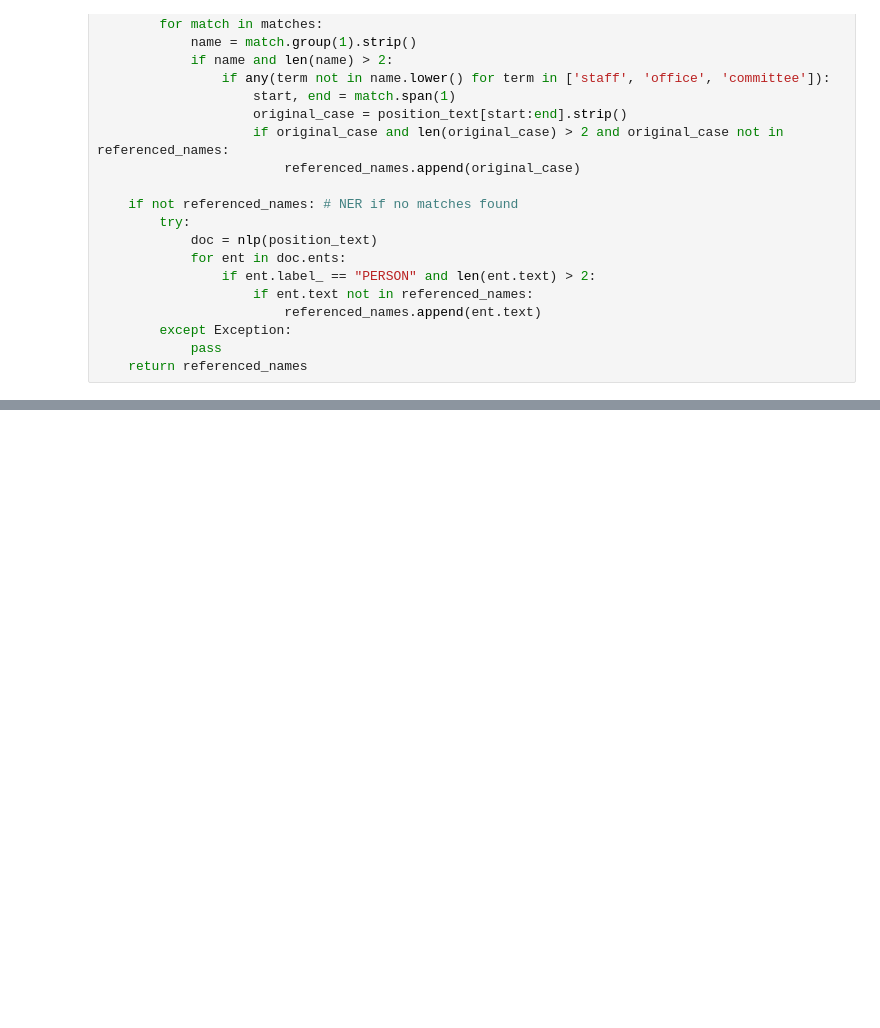
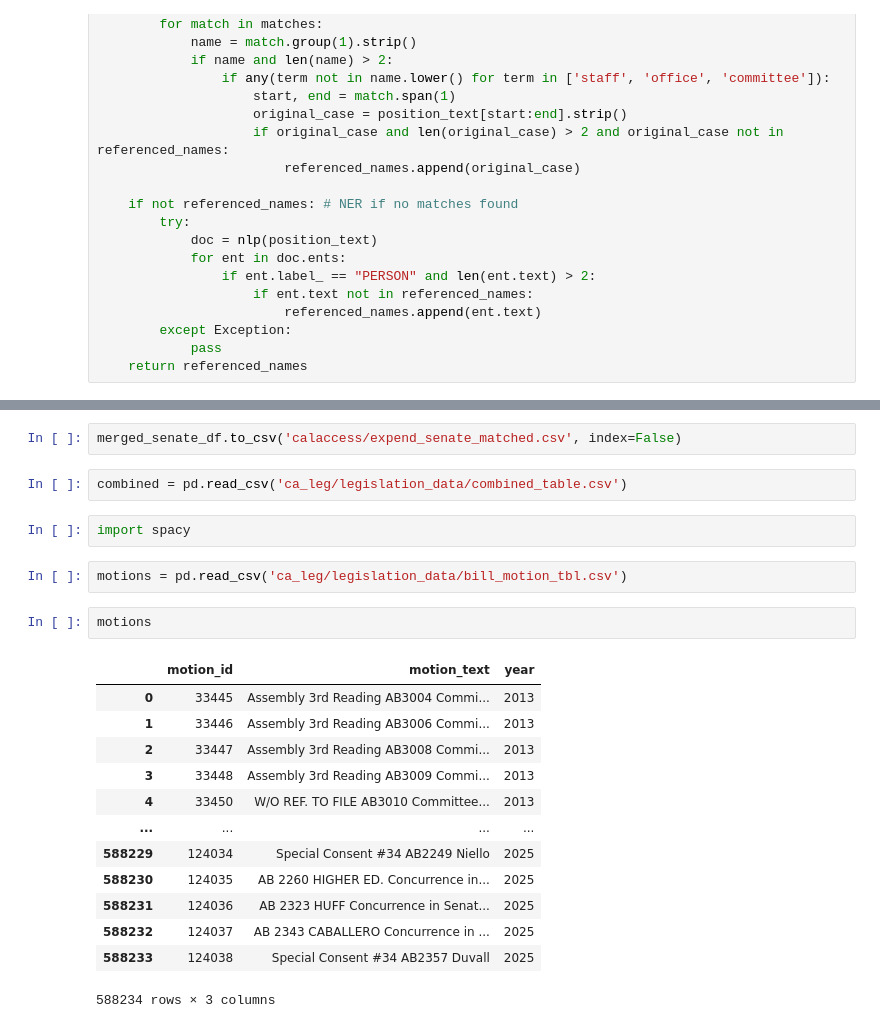
Before and after one commit to emeliasprott/Capstone, a Jupyter notebook: combining.ipynb, the cells around one changed output, grey strips where cells are left out. Drawn from its saved outputs; the diff is of its cells as text; blank space fills up the shorter version.

```diff
--- a/combining.ipynb
+++ b/combining.ipynb
@@ -397,0 +507,24 @@ result_df
+# %%
+merged_senate_df.to_csv('calaccess/expend_senate_matched.csv', index=False)
+# %%
+combined = pd.read_csv('ca_leg/legislation_data/combined_table.csv')
+# %%
+import spacy
+# %%
+motions = pd.read_csv('ca_leg/legislation_data/bill_motion_tbl.csv')
+# %%
+motions
+# %% [output]
+|  | motion_id | motion_text | year |
+| 0 | 33445 | Assembly 3rd Reading AB3004 Commi... | 2013 |
+| 1 | 33446 | Assembly 3rd Reading AB3006 Commi... | 2013 |
+| 2 | 33447 | Assembly 3rd Reading AB3008 Commi... | 2013 |
+| 3 | 33448 | Assembly 3rd Reading AB3009 Commi... | 2013 |
+| 4 | 33450 | W/O REF. TO FILE AB3010 Committee... | 2013 |
+| ... | ... | ... | ... |
+| 588229 | 124034 | Special Consent #34 AB2249 Niello | 2025 |
+| 588230 | 124035 | AB 2260 HIGHER ED. Concurrence in... | 2025 |
+| 588231 | 124036 | AB 2323 HUFF Concurrence in Senat... | 2025 |
+| 588232 | 124037 | AB 2343 CABALLERO Concurrence in ... | 2025 |
+| 588233 | 124038 | Special Consent #34 AB2357 Duvall | 2025 |
+588234 rows × 3 columns
```
Also changed, not shown: parts of 38 cells of this notebook, 33 other files.
